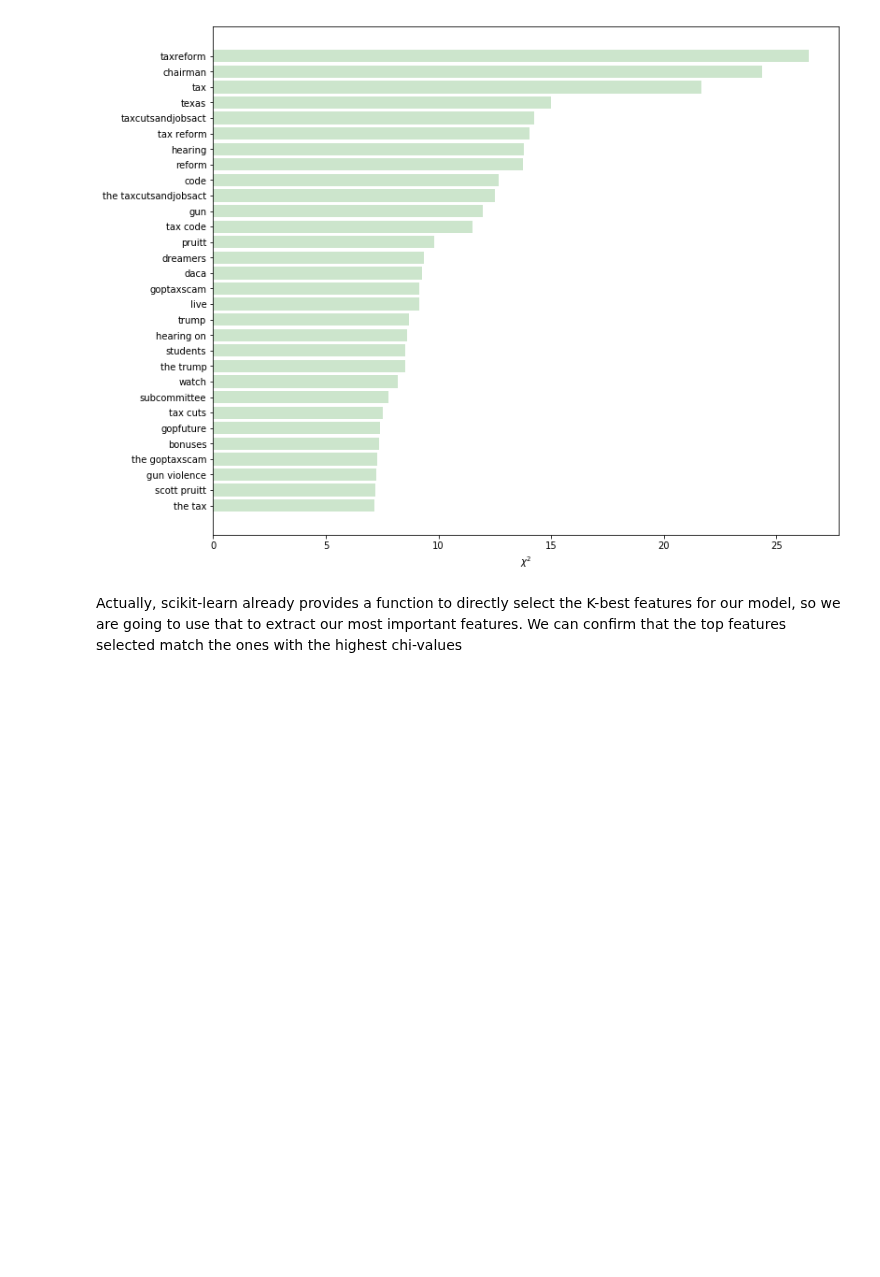
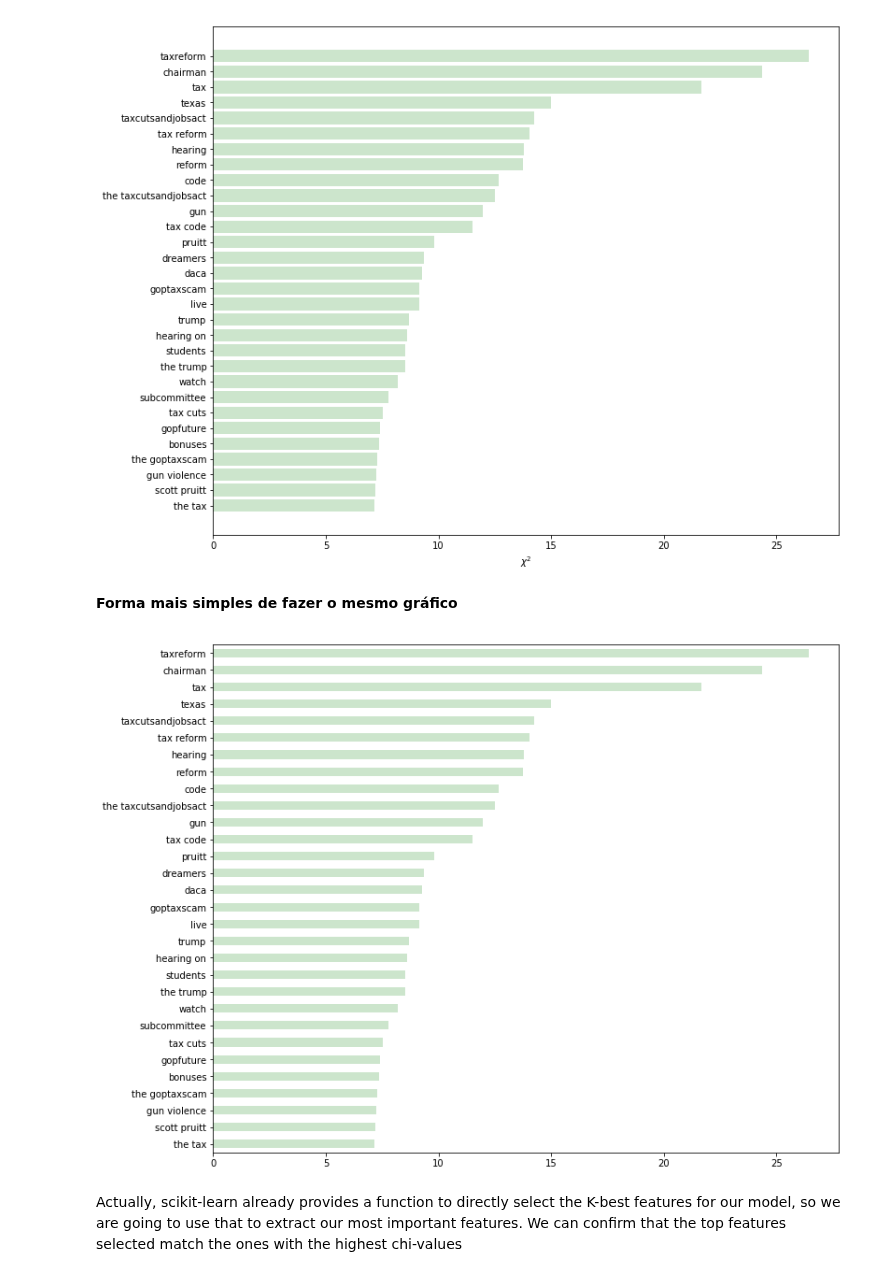
Before and after one commit to jnpicao/LDSSA-batch3-workspace, a Jupyter notebook: S04 - Text Classification/BLU08 - Dimensionality Reduction/BLU08 - Learning Notebook - Part 1 of 3 - Dimensionality Reduction and Feature Selection.ipynb, the cells around one changed output. Cells and saved outputs as stored; diff of their text form; code cells hidden in the pictures; blank space fills up the shorter version.

```diff
--- a/S04 - Text Classification/BLU08 - Dimensionality Reduction/BLU08 - Learning Notebook - Part 1 of 3 - Dimensionality Reduction and Feature Selection.ipynb
+++ b/S04 - Text Classification/BLU08 - Dimensionality Reduction/BLU08 - Learning Notebook - Part 1 of 3 - Dimensionality Reduction and Feature Selection.ipynb
@@ -361,6 +376,14 @@ xlabel('$\chi^2$')
 show()
 # %% [output]
 [figure]
+# %% [markdown]
+**Forma mais simples de fazer o mesmo gráfico**
+# %%
+feature_chi_series = pd.Series(chi_values, index=feature_names)
+# %%
+feature_chi_series.sort_values(ascending=True)[-30:].plot.barh(figsize=(12,10), align='center', alpha=.2, color='g');
+# %% [output]
+[figure, added]
 # %% [markdown]
 Actually, scikit-learn already provides a function to directly select the K-best features for our model, so we are going to use that to extract our most important features. We can confirm that the top features selected match the ones with the highest chi-values
 # %%
```
Also changed, not shown: parts of 9 cells of this notebook.
